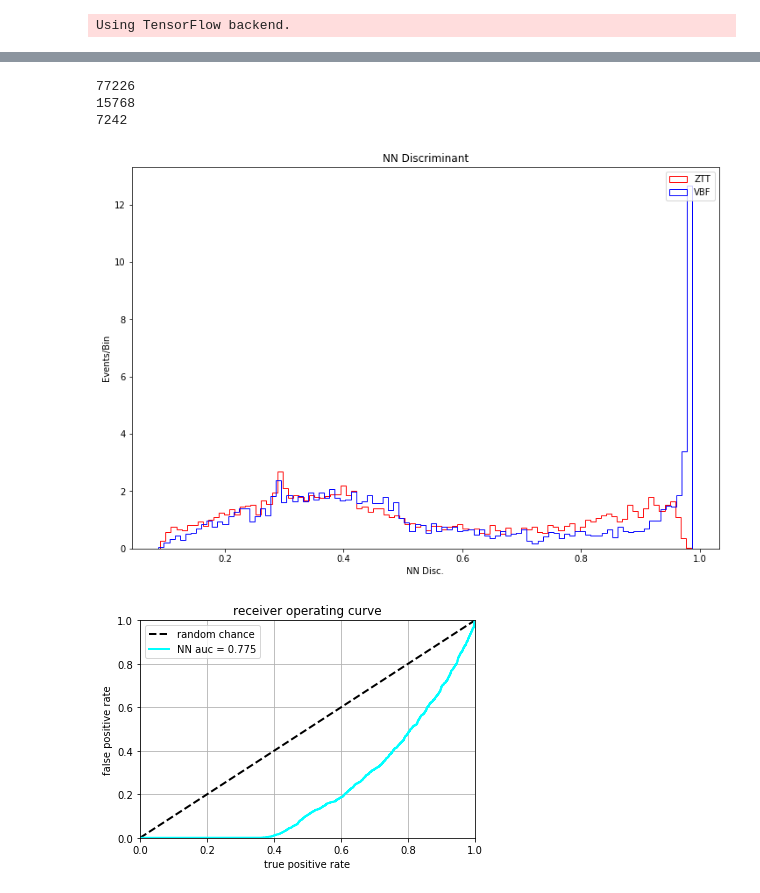
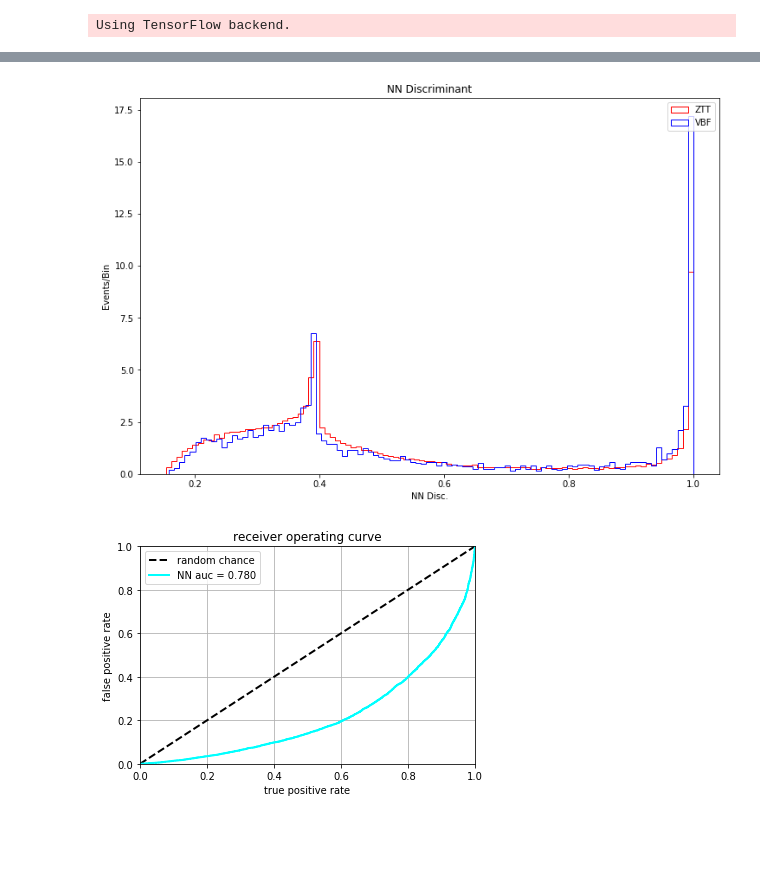
Before and after one commit to tmitchel/NNClassifiers, a Jupyter notebook: ggH_allChannels.ipynb, the cells around one changed output, grey strips where cells are left out. Drawn from its saved outputs; the diff is of its cells as text; code cells hidden in the pictures; blank space fills up the shorter version.

```diff
--- a/ggH_allChannels.ipynb
+++ b/ggH_allChannels.ipynb
@@ -144,8 +145,7 @@ from sklearn.preprocessing import StandardScaler
 from sklearn.model_selection import train_test_split
 
 ## make the combined dataset
-# fat_panda = pd.concat([signal, background])
-fat_panda = pd.concat([signal, tt_bkg_df], sort=False)
+fat_panda = pd.concat([signal, background])
 all_data = fat_panda.values ## convert pandas dataframe -> numpy array
 # %%
 # split data into labels and also split into train/test
@@ -186,35 +170,27 @@ Epoch 2272/10000
-# %%
-print len(el_bkg_df)
-print len(mu_bkg_df)
-print len(tt_bkg_df)
-# %% [output]
-77226
-15768
-7242
 # %%
 ## define the function for making plots of the NN discriminat value
 def discPlot(model, sig, bkg):
     import matplotlib.pyplot as plt
     from sklearn.preprocessing import StandardScaler
     sig = sig.values[:, 0:6]
     bkg = bkg.values[:, 0:6]
 
     sig = StandardScaler().fit_transform(sig)
     bkg = StandardScaler().fit_transform(bkg)
 
     sig_pred = model.predict(sig)
     bkg_pred = model.predict(bkg)
 
     plt.figure(figsize=(12, 8))
     plt.title('NN Discriminant')
     plt.xlabel('NN Disc.')
     plt.ylabel('Events/Bin')
     plt.hist(bkg_pred, histtype='step', color='red', label='ZTT', bins=100, density=True)
     plt.hist(sig_pred, histtype='step', color='blue', label='VBF', bins=100, density=True)
     plt.legend()
-discPlot(model, signal, tt_bkg_df)
+discPlot(model, signal, background)
 # %% [output]
-[figure, old version]
+[figure, new version]
 # %%
 %matplotlib inline
 import matplotlib.pyplot as plt
@@ -237,10 +213,6 @@ def ROC_curve(data_test, label_test, weights, model):
     plt.legend(loc="upper left")
     plt.grid()
 ## make some pretty plots
-ROC_curve(data,
-              label,
-              weight,
-              model
-              )
+ROC_curve(data, label, weight, model)
 # %% [output]
-[figure, old version]
+[figure, new version]
```
Also changed, not shown: parts of 11 cells of this notebook.
